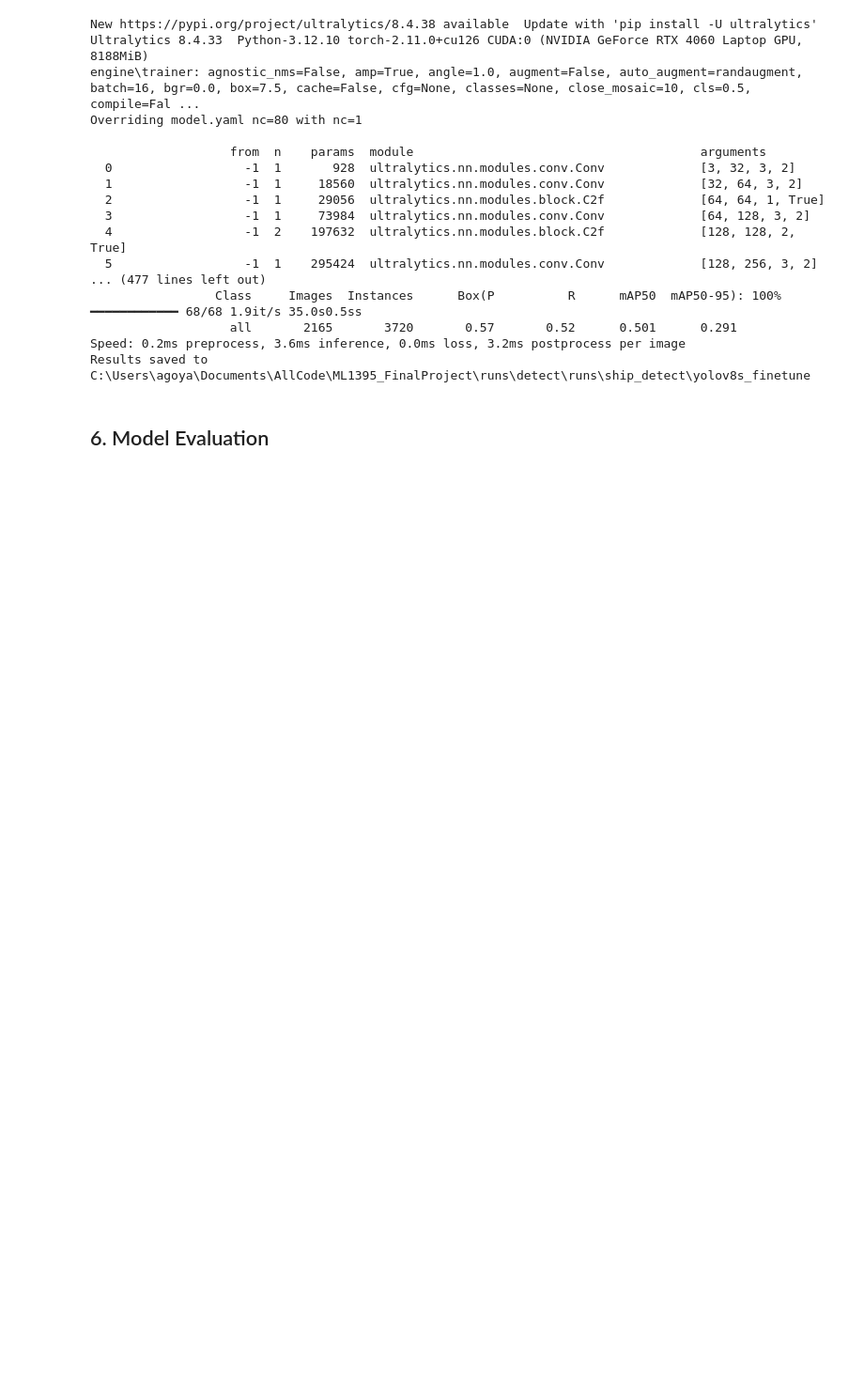
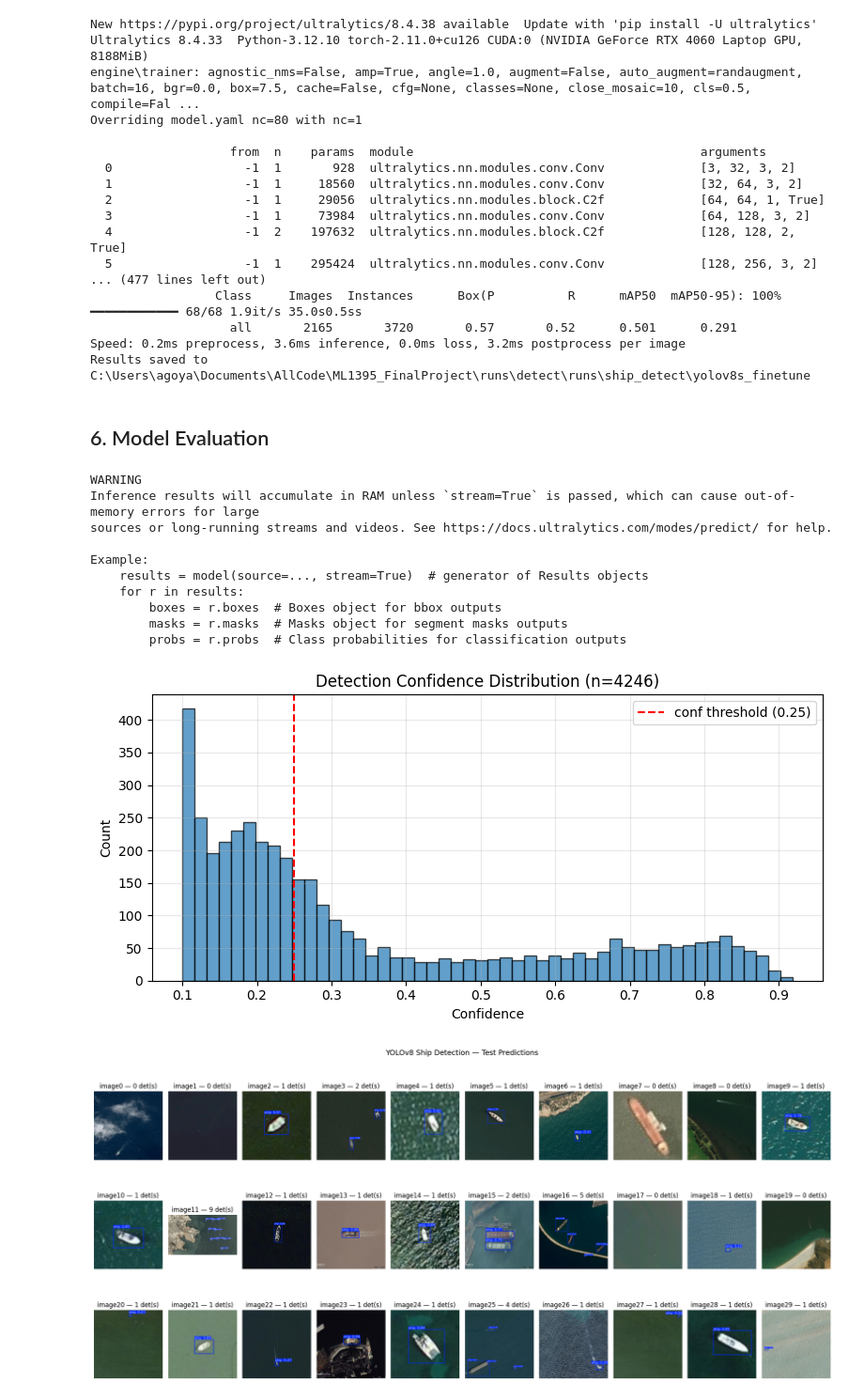
Before and after one commit to Aragya1642/ML1395_FinalProject, a Jupyter notebook: yolo_notebook_v2.ipynb, the cells around one changed output. Shown at 94% size. Drawn from its saved outputs; the diff is of its cells as text; code cells hidden in the pictures; blank space fills up the shorter version.

Commit message:
Model evaluation setup added - can try some preprocessing of training data using iou to remove faulty labels but not sure how good that will be

```diff
--- a/yolo_notebook_v2.ipynb
+++ b/yolo_notebook_v2.ipynb
@@ -205,3 +207,79 @@ Speed: 0.2ms preprocess, 3.6ms inference, 0.0ms loss, 3.2ms postprocess per imag
 Results saved to C:\Users\agoya\Documents\AllCode\ML1395_FinalProject\runs\detect\runs\ship_detect\yolov8s_finetune
 # %% [markdown]
 ## 6. Model Evaluation
+# %%
+from ultralytics import YOLO
+import cv2
+import numpy as np
+
+# Load the best model
+best_model_path = Path('runs/detect/runs/ship_detect/yolov8n_finetune/weights/best.pt')
+model_best = YOLO(str(best_model_path))
+
+# Get the validation images and plot confidence histogram
+val_img_dir = DS_ROOT / 'valid' / 'images'
+
+all_confs = []
+full_preds = model_best.predict(
+    source=str(val_img_dir),
+    conf=0.1,
+    iou=0.45,
+    imgsz=640,
+    verbose=False
+)
+for r in full_preds:
+    all_confs.extend(r.boxes.conf.cpu().numpy().tolist())
+
+plt.figure(figsize=(8, 4))
+plt.hist(all_confs, bins=50, edgecolor='black', alpha=0.7)
+plt.xlabel('Confidence')
+plt.ylabel('Count')
+plt.title(f'Detection Confidence Distribution (n={len(all_confs)})')
+plt.axvline(x=0.25, color='red', linestyle='--', label='conf threshold (0.25)')
+plt.legend()
+plt.grid(True, alpha=0.3)
+plt.tight_layout()
+plt.show()
+
+# Run testing on sample images
+test_img_dir = DS_ROOT / 'test' / 'images'
+test_images = sorted(test_img_dir.glob('*'))
+sample_imgs = random.sample(test_images, 30)
+
+preds = model_best.predict(
+    source=[str(p) for p in sample_imgs],
+    conf=0.20,
+    iou=0.45,
+    imgsz=640,
+    verbose=False
+)
+
+# Plot
+fig, axes = plt.subplots(3, 10, figsize=(20, 10))
+for ax, result in zip(axes.flat, preds):
+    annotated = result.plot()  # returns BGR numpy array
+    annotated_rgb = cv2.cvtColor(annotated, cv2.COLOR_BGR2RGB)
+    ax.imshow(annotated_rgb)
+    ax.axis('off')
+    n_det = len(result.boxes)
+    ax.set_title(f"{Path(result.path).stem} — {n_det} det(s)")
+
+for ax in axes.flat[len(preds):]:
+    ax.axis('off')
+
+plt.suptitle('YOLOv8 Ship Detection — Test Predictions', fontsize=14)
+plt.tight_layout()
+plt.show()
+# %% [output]
+WARNING
+Inference results will accumulate in RAM unless `stream=True` is passed, which can cause out-of-memory errors for large
+sources or long-running streams and videos. See https://docs.ultralytics.com/modes/predict/ for help.
+
+Example:
+    results = model(source=..., stream=True)  # generator of Results objects
+    for r in results:
+        boxes = r.boxes  # Boxes object for bbox outputs
+        masks = r.masks  # Masks object for segment masks outputs
+        probs = r.probs  # Class probabilities for classification outputs
+[figure, added]
+[figure, added]
```
Also changed, not shown: parts of 6 cells of this notebook.
